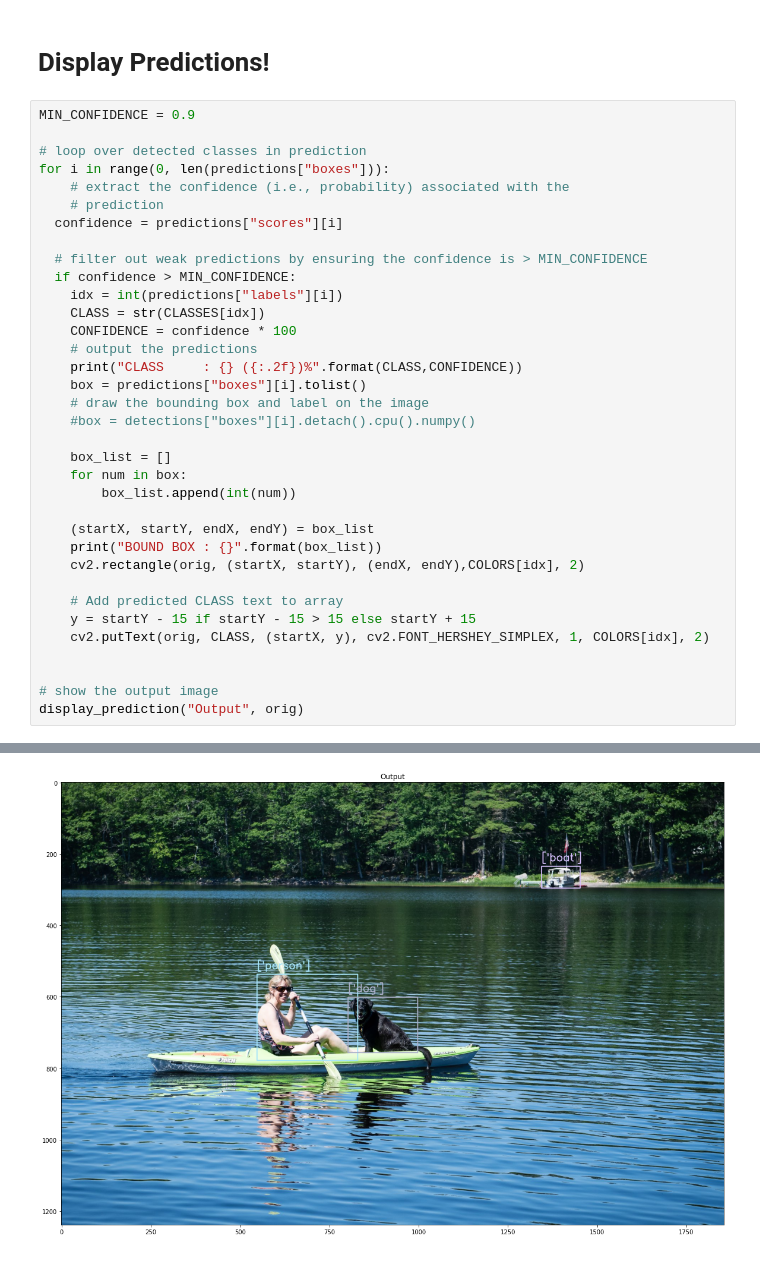
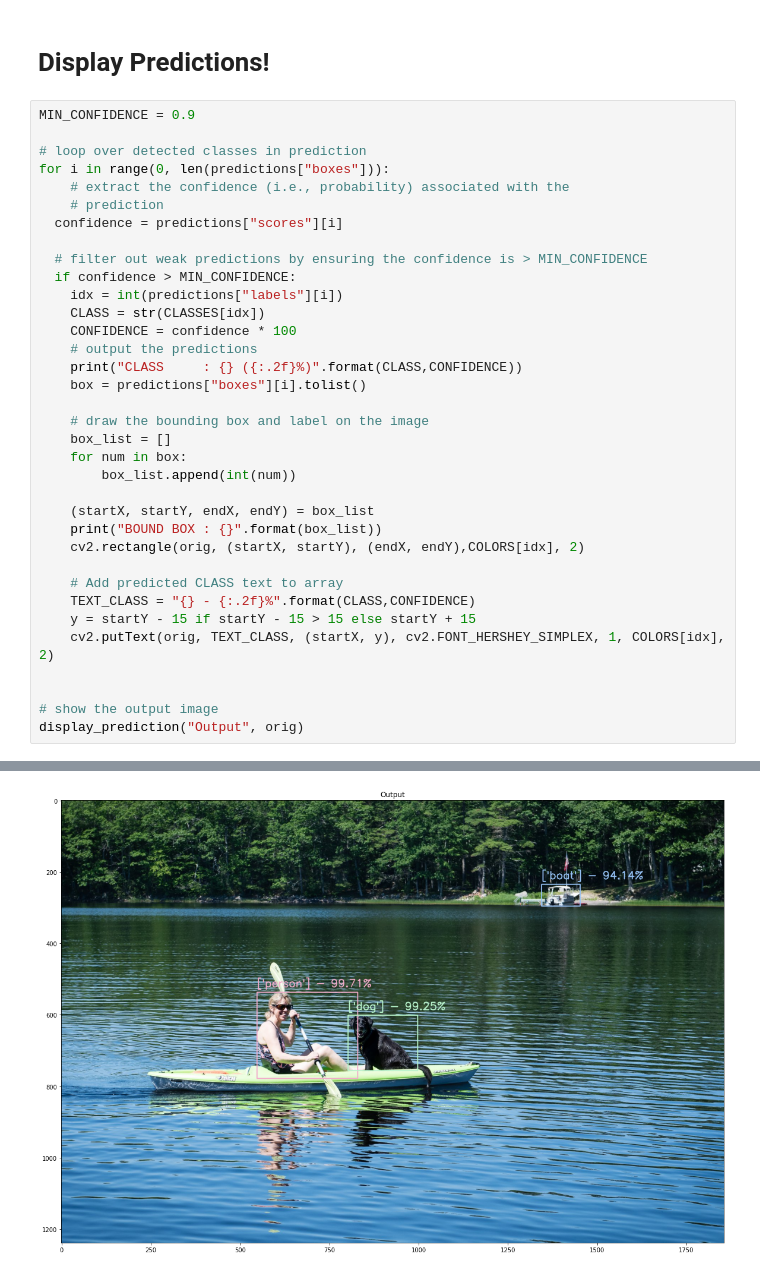
Before and after one commit to MonkeyWrenchGang/MGTPython, a Jupyter notebook: module_8/8_3_Object_Detection.ipynb, the cells around one changed output, grey strips where cells are left out. Cells and saved outputs as stored; diff of their text form.

```diff
--- a/module_8/8_3_Object_Detection.ipynb
+++ b/module_8/8_3_Object_Detection.ipynb
@@ -313,11 +290,10 @@ for i in range(0, len(predictions["boxes"])):
     CLASS = str(CLASSES[idx])
     CONFIDENCE = confidence * 100
     # output the predictions
-    print("CLASS     : {} ({:.2f})%".format(CLASS,CONFIDENCE))
+    print("CLASS     : {} ({:.2f}%)".format(CLASS,CONFIDENCE))
     box = predictions["boxes"][i].tolist()
+
     # draw the bounding box and label on the image
-    #box = detections["boxes"][i].detach().cpu().numpy()
-
     box_list = []
     for num in box:
         box_list.append(int(num))
@@ -327,8 +303,9 @@ for i in range(0, len(predictions["boxes"])):
     cv2.rectangle(orig, (startX, startY), (endX, endY),COLORS[idx], 2)
 
     # Add predicted CLASS text to array
+    TEXT_CLASS = "{} - {:.2f}%".format(CLASS,CONFIDENCE)
     y = startY - 15 if startY - 15 > 15 else startY + 15
-    cv2.putText(orig, CLASS, (startX, y), cv2.FONT_HERSHEY_SIMPLEX, 1, COLORS[idx], 2)
+    cv2.putText(orig, TEXT_CLASS, (startX, y), cv2.FONT_HERSHEY_SIMPLEX, 1, COLORS[idx], 2)
 
 
 # show the output image
@@ -342,2 +319,2 @@ CLASS     : ['boat'] (94.14)%
 BOUND BOX : [1345, 235, 1453, 296]
-[figure, old version]
+[figure, new version]
```
Also changed, not shown: parts of 5 cells of this notebook.
